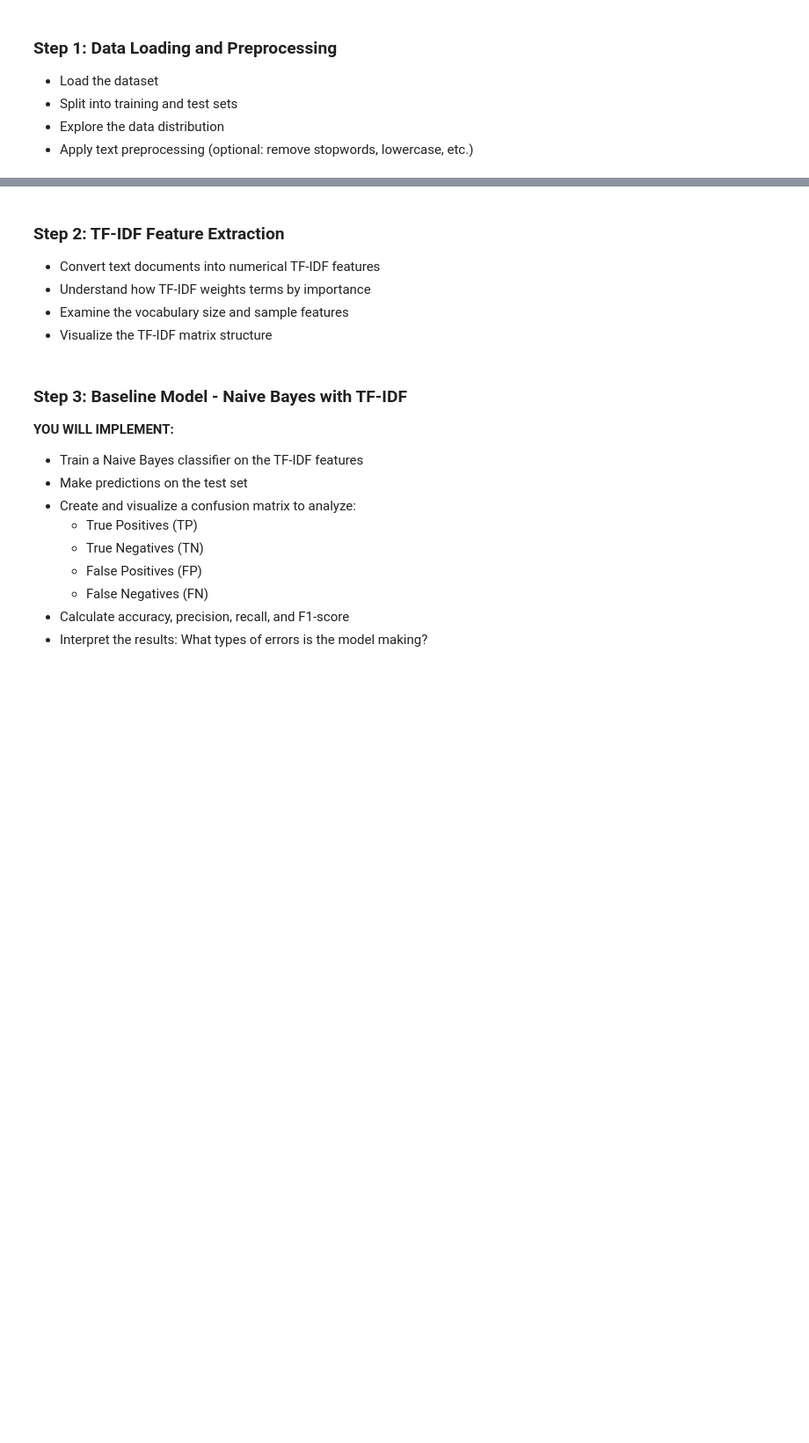
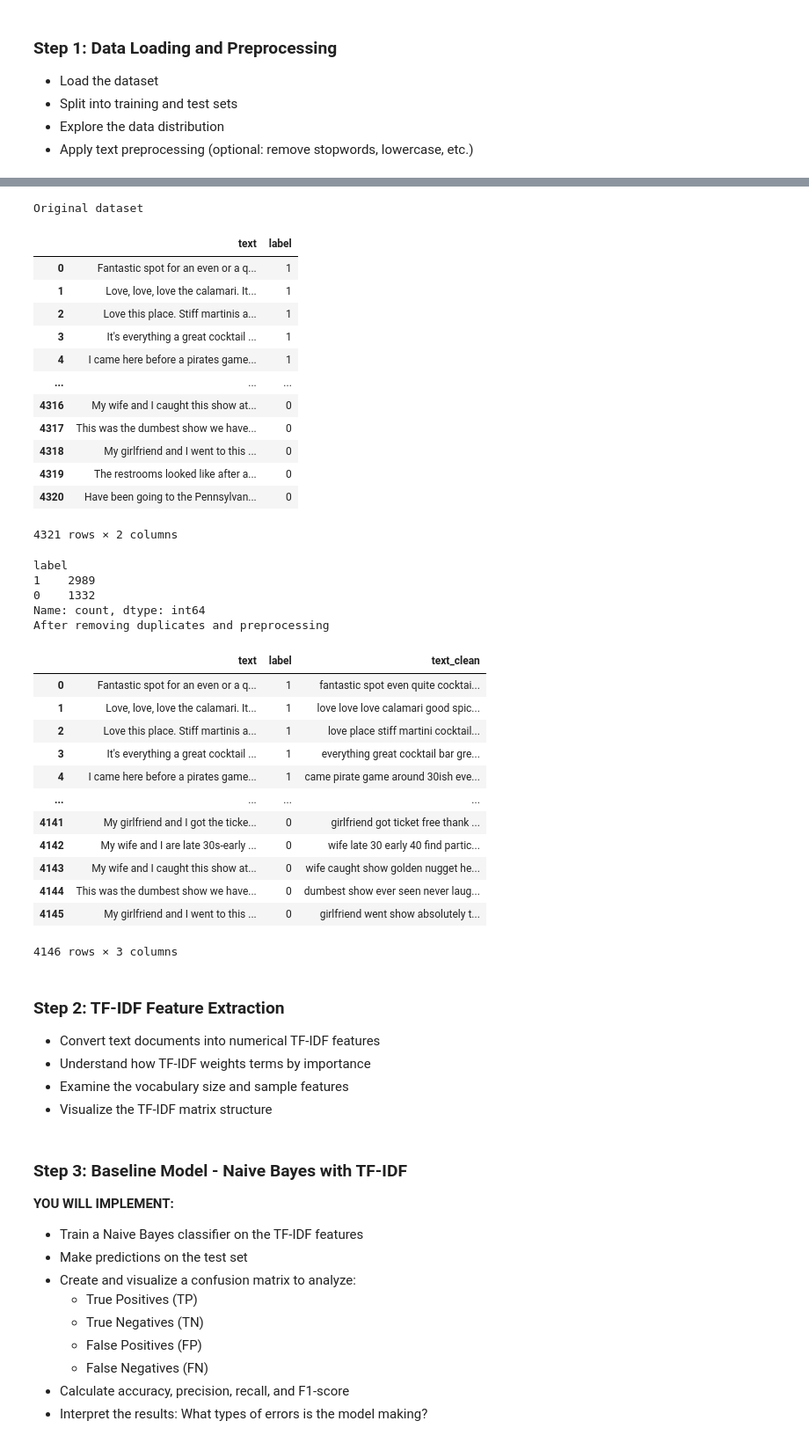
Before and after one commit to kkim8781294/PROG8245-ml-final-project-group3, a Jupyter notebook: TextClassificationFinalProjectGroup3.ipynb, the cells around one changed output, grey strips where cells are left out. Shown at 88% size. Cells and saved outputs as stored; diff of their text form; code cells hidden in the pictures; blank space fills up the shorter version.

Commit message:
Step1.1,2: Completed data loading and preprocessing

```diff
--- a/TextClassificationFinalProjectGroup3.ipynb
+++ b/TextClassificationFinalProjectGroup3.ipynb
@@ -10,0 +47,14 @@
+# %%
+stop_words = set(stopwords.words("english"))
+lemmatizer = WordNetLemmatizer()
+
+def preprocess_text(text):
+    if not isinstance(text, str):
+        return ""
+    text = text.lower() ## convert to lowercase
+    text = re.sub(r"[^\w\s]", " ", text) # remove punctuation
+    tokens = word_tokenize(text) # tokenize
+    tokens = [w for w in tokens if w not in stop_words and len(w) > 2] # remove stopwords and short words
+    tokens = [lemmatizer.lemmatize(w) for w in tokens] # lemmatization
+
+    return " ".join(tokens)
@@ -11,3 +66,52 @@
+# %%
+df = pd.read_csv("data/TestReviews.csv")
+df = df.rename(columns={"review": "text", "class": "label"})
+
+print("Original dataset")
+display(df)
+
+print(df["label"].value_counts())
+
+# Apply preprocessing
+df["text_clean"] = df["text"].apply(preprocess_text)
+
+# Remove duplicates
+df = df.drop_duplicates(subset="text_clean").reset_index(drop=True)
+print("After removing duplicates and preprocessing")
+display(df)
+# %% [output]
+Original dataset
+|  | text | label |
+| 0 | Fantastic spot for an even or a q... | 1 |
+| 1 | Love, love, love the calamari. It... | 1 |
+| 2 | Love this place. Stiff martinis a... | 1 |
+| 3 | It's everything a great cocktail ... | 1 |
+| 4 | I came here before a pirates game... | 1 |
+| ... | ... | ... |
+| 4316 | My wife and I caught this show at... | 0 |
+| 4317 | This was the dumbest show we have... | 0 |
+| 4318 | My girlfriend and I went to this ... | 0 |
+| 4319 | The restrooms looked like after a... | 0 |
+| 4320 | Have been going to the Pennsylvan... | 0 |
+4321 rows × 2 columns
+label
+1    2989
+0    1332
+Name: count, dtype: int64
+After removing duplicates and preprocessing
+|  | text | label | text_clean |
+| 0 | Fantastic spot for an even or a q... | 1 | fantastic spot even quite cocktai... |
+| 1 | Love, love, love the calamari. It... | 1 | love love love calamari good spic... |
+| 2 | Love this place. Stiff martinis a... | 1 | love place stiff martini cocktail... |
+| 3 | It's everything a great cocktail ... | 1 | everything great cocktail bar gre... |
+| 4 | I came here before a pirates game... | 1 | came pirate game around 30ish eve... |
+| ... | ... | ... | ... |
+| 4141 | My girlfriend and I got the ticke... | 0 | girlfriend got ticket free thank ... |
+| 4142 | My wife and I are late 30s-early ... | 0 | wife late 30 early 40 find partic... |
+| 4143 | My wife and I caught this show at... | 0 | wife caught show golden nugget he... |
+| 4144 | This was the dumbest show we have... | 0 | dumbest show ever seen never laug... |
+| 4145 | My girlfriend and I went to this ... | 0 | girlfriend went show absolutely t... |
+4146 rows × 3 columns
 # %% [markdown]
 ### Step 2: TF-IDF Feature Extraction
 - Convert text documents into numerical TF-IDF features
```
Also changed, not shown: parts of 3 cells of this notebook.
